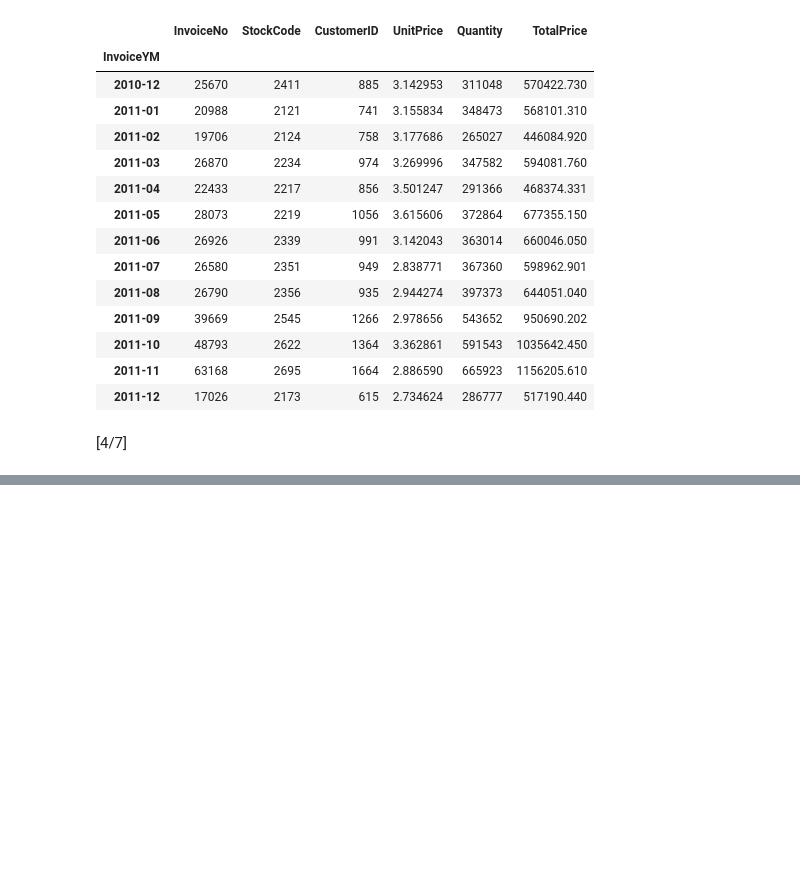
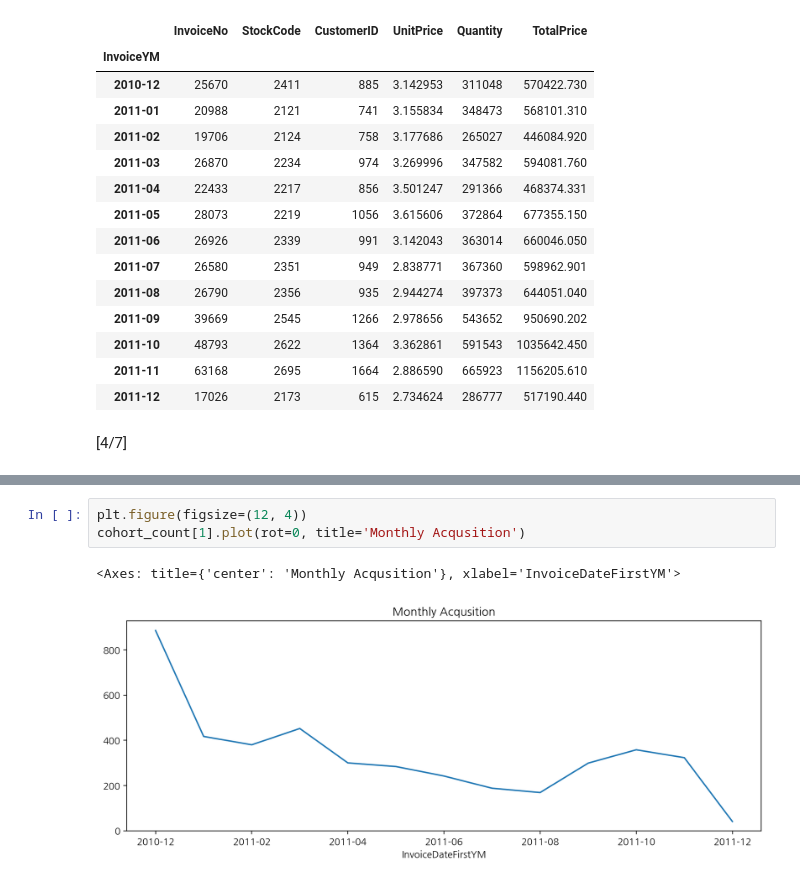
Before and after one commit to chobuzz/Business_Data_Analyst, a Jupyter notebook: Practice1.ipynb, the cells around one changed output, grey strips where cells are left out. Drawn from its saved outputs; the diff is of its cells as text; blank space fills up the shorter version.

```diff
--- a/Practice1.ipynb
+++ b/Practice1.ipynb
@@ -875,0 +1028,6 @@ df_valid.groupby('InvoiceYM').agg({'InvoiceNo': 'count',
+# %%
+plt.figure(figsize=(12, 4))
+cohort_count[1].plot(rot=0, title='Monthly Acqusition')
+# %% [output]
+<Axes: title={'center': 'Monthly Acqusition'}, xlabel='InvoiceDateFirstYM'>
+[figure, added]
```
Also changed, not shown: parts of 20 cells of this notebook.
